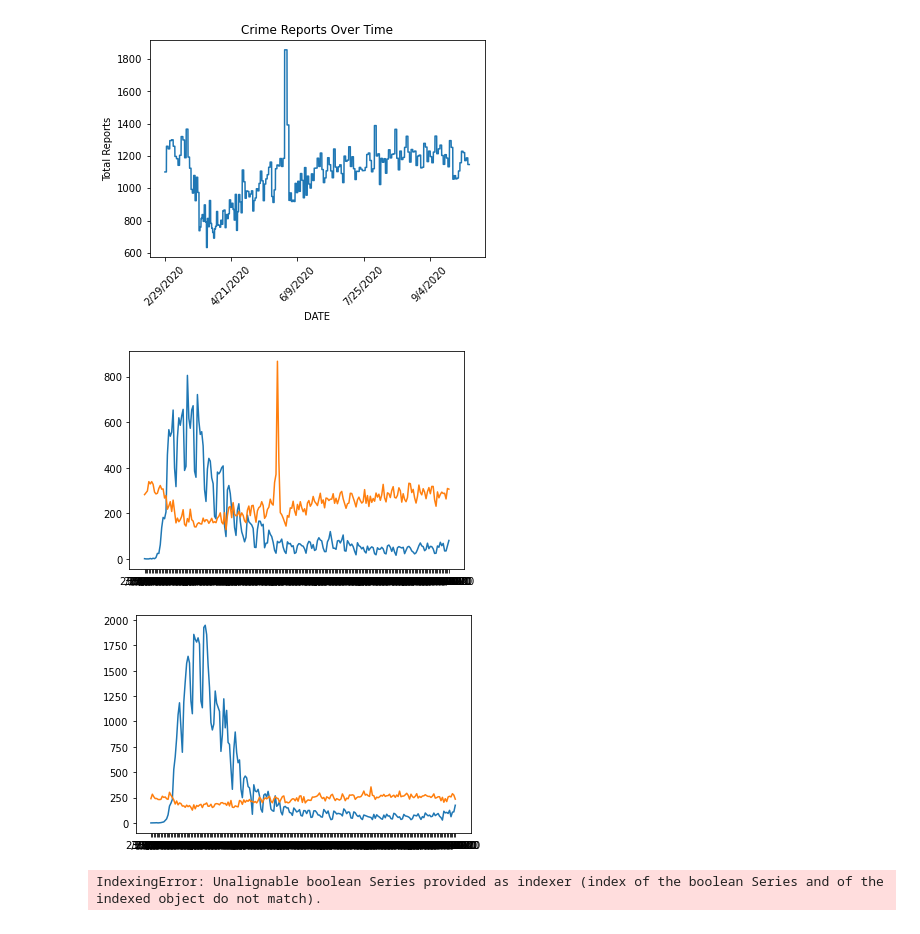
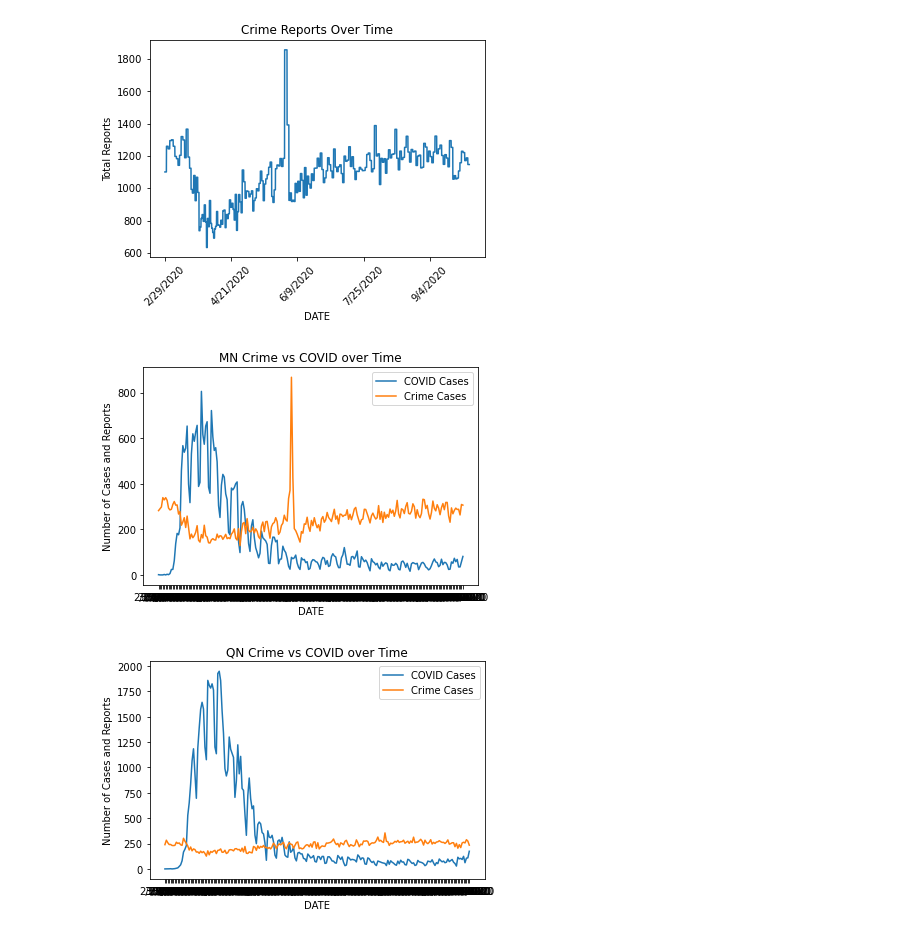
Before and after one commit to canamasc/Covid-Trends-VS-ATL-Crime, a Jupyter notebook: NYC_Crime_COVID.ipynb, the cells around one changed output. Cells and saved outputs as stored; diff of their text form; code cells hidden in the pictures.

```diff
--- a/NYC_Crime_COVID.ipynb
+++ b/NYC_Crime_COVID.ipynb
@@ -434,41 +439,34 @@ plot2 = NYC_df.plot.line(x='DATE', y='crime_count',
 # %% [output]
 [figure]
 # %%
-plt.plot(NYC_df.loc[NYC_df["PATROL_BORO"]=="MN"]["DATE"], NYC_df.loc[NYC_df["PATROL_BORO"]=='MN']["MN_CASE_COUNT"])
-plt.plot(NYC_df.loc[NYC_df["PATROL_BORO"]=="MN"]["DATE"], NYC_df.loc[NYC_df["PATROL_BORO"]=='MN']["BORO_CRIME"])
+line1, = plt.plot(NYC_df.loc[NYC_df["PATROL_BORO"]=="MN"]["DATE"], NYC_df.loc[NYC_df["PATROL_BORO"]=='MN']["MN_CASE_COUNT"])
+line1.set_label("COVID Cases")
+line2, = plt.plot(NYC_df.loc[NYC_df["PATROL_BORO"]=="MN"]["DATE"], NYC_df.loc[NYC_df["PATROL_BORO"]=='MN']["BORO_CRIME"])
+line2.set_label("Crime Cases")
+plt.xlabel("DATE")
+plt.ylabel("Number of Cases and Reports")
+plt.title("MN Crime vs COVID over Time")
+plt.legend()
+plt.savefig("MN_Crime_vs_COVID_Over_Time.png")
 plt.show()
 # %% [output]
-[figure, old version]
+[figure, new version]
 # %%
-plt.plot(NYC_df.loc[NYC_df["PATROL_BORO"]=="QN"]["DATE"], NYC_df.loc[NYC_df["PATROL_BORO"]=='QN']["QN_CASE_COUNT"])
-plt.plot(NYC_df.loc[NYC_df["PATROL_BORO"]=="QN"]["DATE"], NYC_df.loc[NYC_df["PATROL_BORO"]=='QN']["BORO_CRIME"])
+line3, = plt.plot(NYC_df.loc[NYC_df["PATROL_BORO"]=="QN"]["DATE"], NYC_df.loc[NYC_df["PATROL_BORO"]=='QN']["QN_CASE_COUNT"])
+line4, = plt.plot(NYC_df.loc[NYC_df["PATROL_BORO"]=="QN"]["DATE"], NYC_df.loc[NYC_df["PATROL_BORO"]=='QN']["BORO_CRIME"])
+line3.set_label("COVID Cases")
+line4.set_label("Crime Cases")
+plt.xlabel("DATE")
+plt.ylabel("Number of Cases and Reports")
+plt.title("QN Crime vs COVID over Time")
+plt.legend()
+plt.savefig("QN_Crime_vs_COVID_Over_Time.png")
 plt.show()
 # %% [output]
-[figure, old version]
+[figure, new version]
 # %%
-NYC_df
-# #bar graph charting
-# bar_labels = NYC_df['OFNS_DESC_x'].unique()
-# bar_labels
-crime_types_per_day_df = NYC_df.groupby(["DATE"])['OFNS_DESC'].value_counts()
-crime_types_per_day_df
-
-plot = crime_types_per_day_df.plot.bar(x="")
-# plot
-# # #NYC_df = pd.merge(NYC_df, crime_types_per_day_df, how='left', on=["DATE"])
-# # crime_types_per_day_df
-
-# crime_types_per_day_df.index.name=None
-# new_df = pd.merge(NYC_df, crime_types_per_day_df,  how='left', on=['DATE','OFNS_DESC'])
-# new_df
-# new_df.reset_index
-# # new_df = NYC_df.rename(columns={"OFNS_DESC": "OFNS_DESC_Original"})
-# # new_df
-
-# # new_df2 = pd.merge(new_df, crime_types_per_day_df, how='left', on=["DATE"])
-# # new_df2
-
-# # y = crime_types_per_day_df
-# # y
+import gmaps
+import time
+import requests
+from pprint import pprint
+from config import google_api_key
-# %% [output]
-IndexingError: Unalignable boolean Series provided as indexer (index of the boolean Series and of the indexed object do not match).
```
Also changed, not shown: parts of 12 cells of this notebook, 12 other files.
